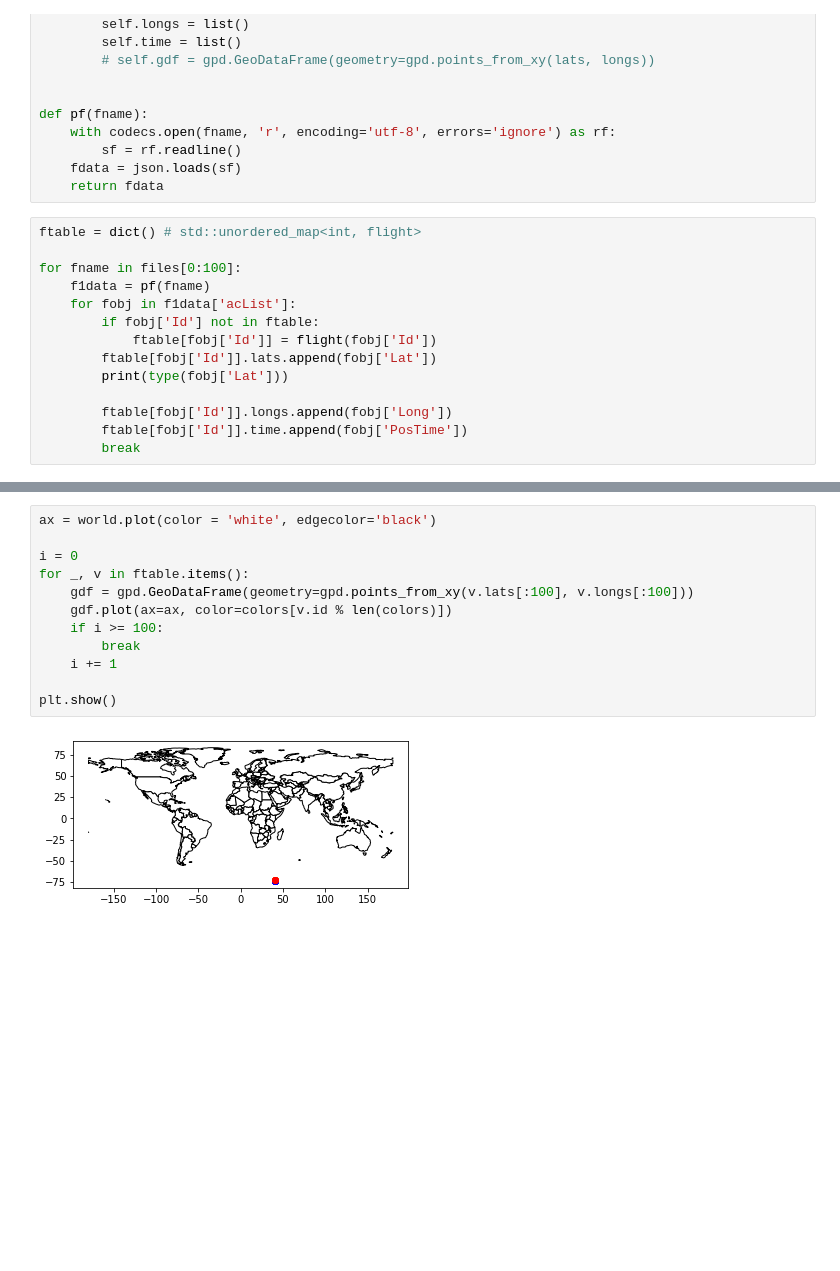
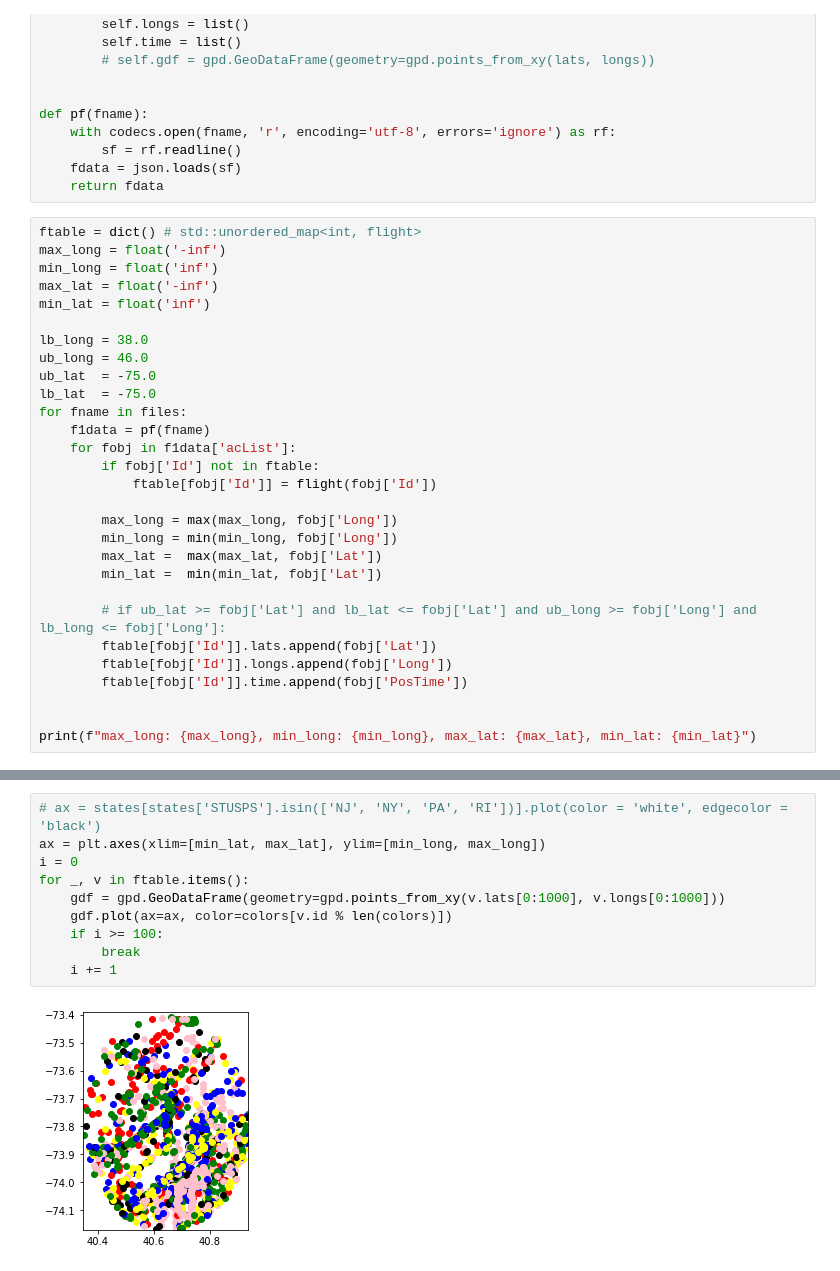
Before and after one commit to miteshkumar77/feedback-loop-simulation, a Jupyter notebook: adsb/nb1.ipynb, the cells around one changed output, grey strips where cells are left out. Saved outputs shown, nothing was run; the diff lists cells and outputs as text; blank space fills up the shorter version.

Commit message:
Add flight paths plot

```diff
--- a/adsb/nb1.ipynb
+++ b/adsb/nb1.ipynb
@@ -31,16 +31,31 @@ def pf(fname):
     return fdata
 # %%
 ftable = dict() # std::unordered_map<int, flight>
+max_long = float('-inf')
+min_long = float('inf')
+max_lat = float('-inf')
+min_lat = float('inf')
 
-for fname in files[0:100]:
+lb_long = 38.0
+ub_long = 46.0
+ub_lat  = -75.0
+lb_lat  = -75.0
+for fname in files:
     f1data = pf(fname)
     for fobj in f1data['acList']:
         if fobj['Id'] not in ftable:
             ftable[fobj['Id']] = flight(fobj['Id'])
+
+        max_long = max(max_long, fobj['Long'])
+        min_long = min(min_long, fobj['Long'])
+        max_lat =  max(max_lat, fobj['Lat'])
+        min_lat =  min(min_lat, fobj['Lat'])
+
+        # if ub_lat >= fobj['Lat'] and lb_lat <= fobj['Lat'] and ub_long >= fobj['Long'] and lb_long <= fobj['Long']:
         ftable[fobj['Id']].lats.append(fobj['Lat'])
-        print(type(fobj['Lat']))
-
         ftable[fobj['Id']].longs.append(fobj['Long'])
         ftable[fobj['Id']].time.append(fobj['PosTime'])
-        break
+
+
+print(f"max_long: {max_long}, min_long: {min_long}, max_lat: {max_lat}, min_lat: {min_lat}")
 # %% [output]
@@ -74,14 +73,12 @@ colors = ['red', 'green', 'blue', 'black', 'yellow', 'pink']
 # %%
-ax = world.plot(color = 'white', edgecolor='black')
-
+# ax = states[states['STUSPS'].isin(['NJ', 'NY', 'PA', 'RI'])].plot(color = 'white', edgecolor = 'black')
+ax = plt.axes(xlim=[min_lat, max_lat], ylim=[min_long, max_long])
 i = 0
 for _, v in ftable.items():
-    gdf = gpd.GeoDataFrame(geometry=gpd.points_from_xy(v.lats[:100], v.longs[:100]))
+    gdf = gpd.GeoDataFrame(geometry=gpd.points_from_xy(v.lats[0:1000], v.longs[0:1000]))
     gdf.plot(ax=ax, color=colors[v.id % len(colors)])
     if i >= 100:
         break
     i += 1
-
-plt.show()
 # %% [output]
-[figure, old version]
+[figure, new version]
```
Also changed, not shown: parts of 4 cells of this notebook, 9 other files.
